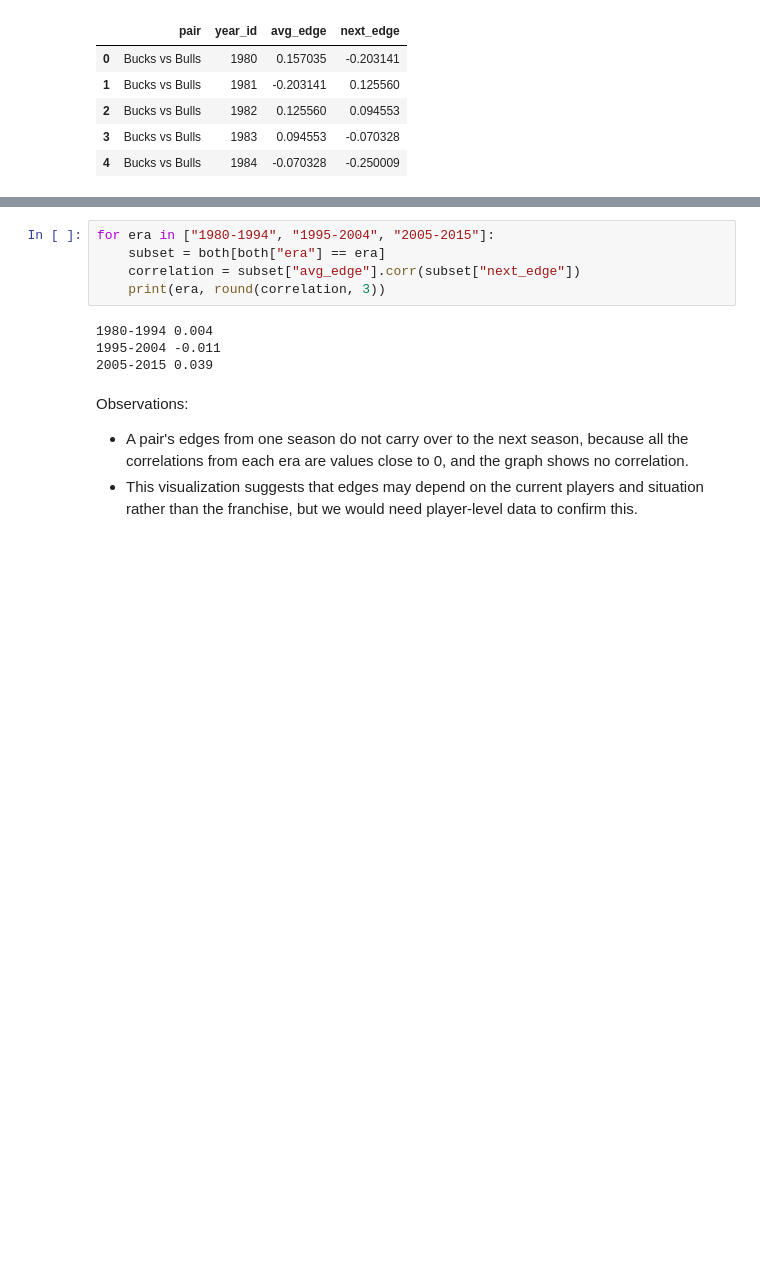
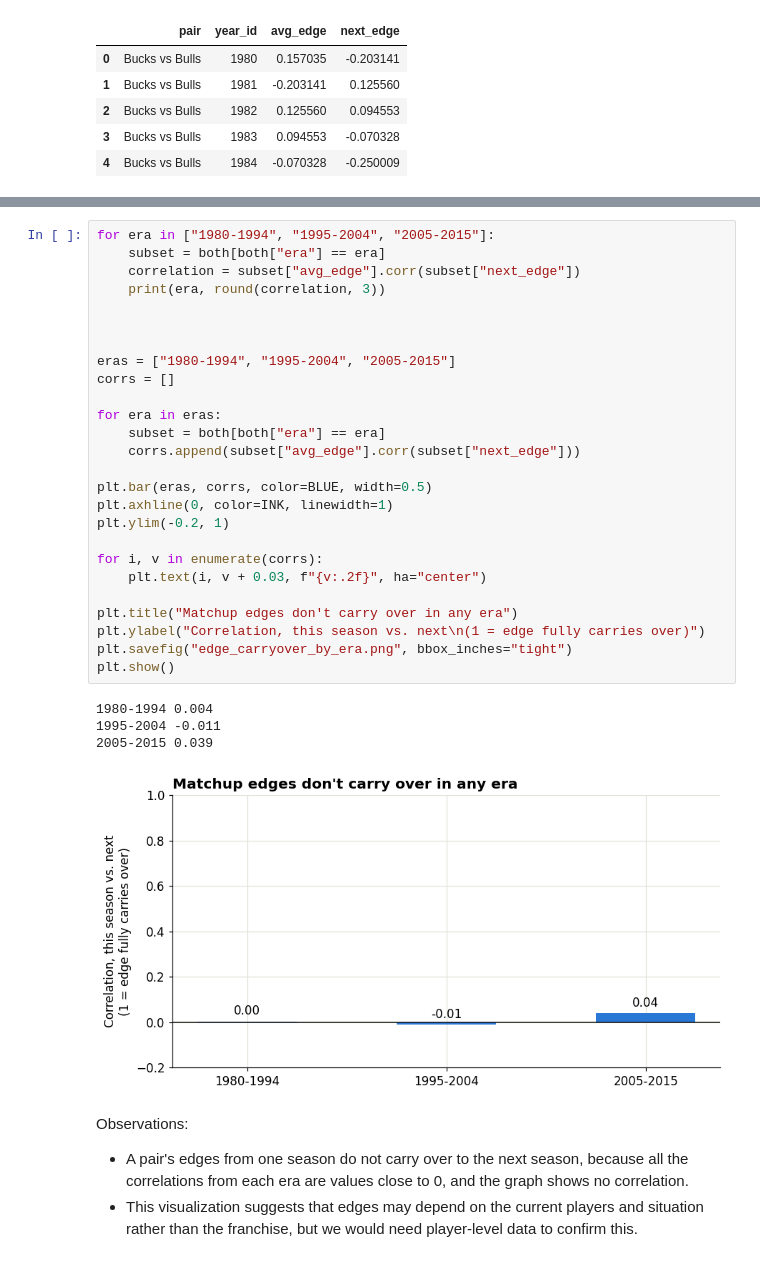
Before and after one commit to wllamjp/NSDC-NBA-Analysis, a Jupyter notebook: Eras & Pace/E&P_matchup_EDA.ipynb, the cells around one changed output, grey strips where cells are left out. Cells and saved outputs as stored; diff of their text form; blank space fills up the shorter version.

```diff
--- a/Eras & Pace/E&P_matchup_EDA.ipynb
+++ b/Eras & Pace/E&P_matchup_EDA.ipynb
@@ -227,12 +252,34 @@ plt.show()
-# %%
-for era in ["1980-1994", "1995-2004", "2005-2015"]:
-    subset = both[both["era"] == era]
-    correlation = subset["avg_edge"].corr(subset["next_edge"])
-    print(era, round(correlation, 3))
-# %% [output]
-1980-1994 0.004
-1995-2004 -0.011
-2005-2015 0.039
+# %%
+for era in ["1980-1994", "1995-2004", "2005-2015"]:
+    subset = both[both["era"] == era]
+    correlation = subset["avg_edge"].corr(subset["next_edge"])
+    print(era, round(correlation, 3))
+
+
+
+eras = ["1980-1994", "1995-2004", "2005-2015"]
+corrs = []
+
+for era in eras:
+    subset = both[both["era"] == era]
+    corrs.append(subset["avg_edge"].corr(subset["next_edge"]))
+
+plt.bar(eras, corrs, color=BLUE, width=0.5)
+plt.axhline(0, color=INK, linewidth=1)
+plt.ylim(-0.2, 1)
+
+for i, v in enumerate(corrs):
+    plt.text(i, v + 0.03, f"{v:.2f}", ha="center")
+
+plt.title("Matchup edges don't carry over in any era")
+plt.ylabel("Correlation, this season vs. next\n(1 = edge fully carries over)")
+plt.savefig("edge_carryover_by_era.png", bbox_inches="tight")
+plt.show()
+# %% [output]
+1980-1994 0.004
+1995-2004 -0.011
+2005-2015 0.039
+[figure, added]
 # %% [markdown]
 Observations:
 - A pair's edges from one season do not carry over to the next season, because all the correlations from each era are values close to 0, and the graph shows no correlation.
```
Also changed, not shown: parts of 4 cells of this notebook.
